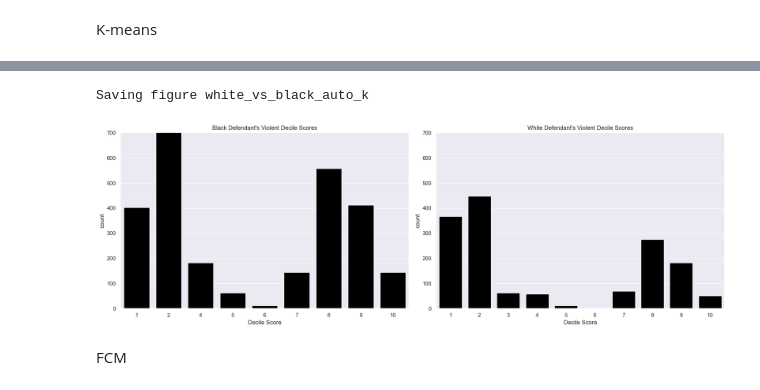
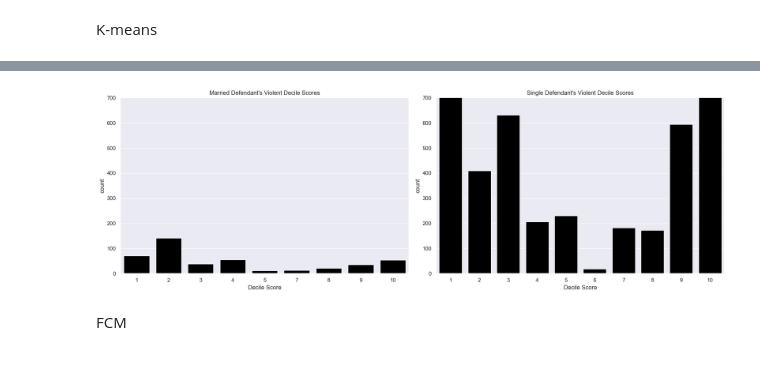
Before and after one commit to kitti2000720/Molnar-Kitti-szakdolgozat, a Jupyter notebook: Szakdolgozat.ipynb, the cells around one changed output, grey strips where cells are left out. Cells and saved outputs as stored; diff of their text form; code cells hidden in the pictures.

```diff
--- a/Szakdolgozat.ipynb
+++ b/Szakdolgozat.ipynb
@@ -972 +1244,5 @@ Other              12.0
+# %%
+df_c['is_recid'] = merged_df['is_recid']
+df_c['MaritalStatus'] = merged_df['MaritalStatus']
+df_c['sex'] = merged_df['sex']
 # %%
@@ -992,8 +1263,10 @@ LR+: 463.59
 LR-: 0.22
 # %%
 white_df = df_c[df_c['race'] == 'Caucasian']
-tp = white_df[(white_df['DecileScore'] > 5) & (white_df['is_recid'] == 1)].shape[0]
-tn = white_df[(6 > white_df['DecileScore']) & (white_df['is_recid'] == 0)].shape[0]
-fp = white_df[(white_df['DecileScore'] > 5) & (white_df['is_recid'] == 0)].shape[0]
-fn= white_df[(6 > white_df['DecileScore']) & (white_df['is_recid'] == 1)].shape[0]
-t(tn, fp, fn, tp)
+black_df = df_c[df_c['race'] == 'African-American']
+female_df = df_c[df_c['sex'] == 'Female']
+male_df = df_c[df_c['sex'] == 'Male']
+young_df =df_c[35>df_c['age']]
+old_df =df_c[df_c['age'] >=35]
+married_df = df_c[df_c['MaritalStatus'] == 'Married']
+single_df = df_c[df_c['MaritalStatus'] == 'Single']
@@ -1035,24 +1369,7 @@ LR-: 0.19
 # %%
-
-
-fig, axes = plt.subplots(ncols=2, figsize=(18, 6))
-
-sns.countplot(data=black_df, x='DecileScore', ax=axes[0],color='black')
-axes[0].set_title("Black Defendant's Violent Decile Scores")
-axes[0].set_xlabel("Decile Score")
-axes[0].set_ylim(0, 700)
-
-sns.countplot(data=white_df, x='DecileScore', ax=axes[1],color='black')
-axes[1].set_title("White Defendant's Violent Decile Scores")
-axes[1].set_xlabel("Decile Score")
-axes[1].set_ylim(0, 700)
-
-plt.tight_layout()
-save_fig("white_vs_black_auto_k", tight_layout=True)
-plt.show()
+plot_decile_scores(married_df, single_df, "Married", "Single", 'DecileScore', 700, "married_vs_single_autokmeans.png")
 # %% [output]
-Saving figure white_vs_black_auto_k
-[figure, old version]
+[figure, new version]
 # %%
 import pandas as pd
 import matplotlib.pyplot as plt
```
Also changed, not shown: parts of 83 cells of this notebook, 20 other files.
